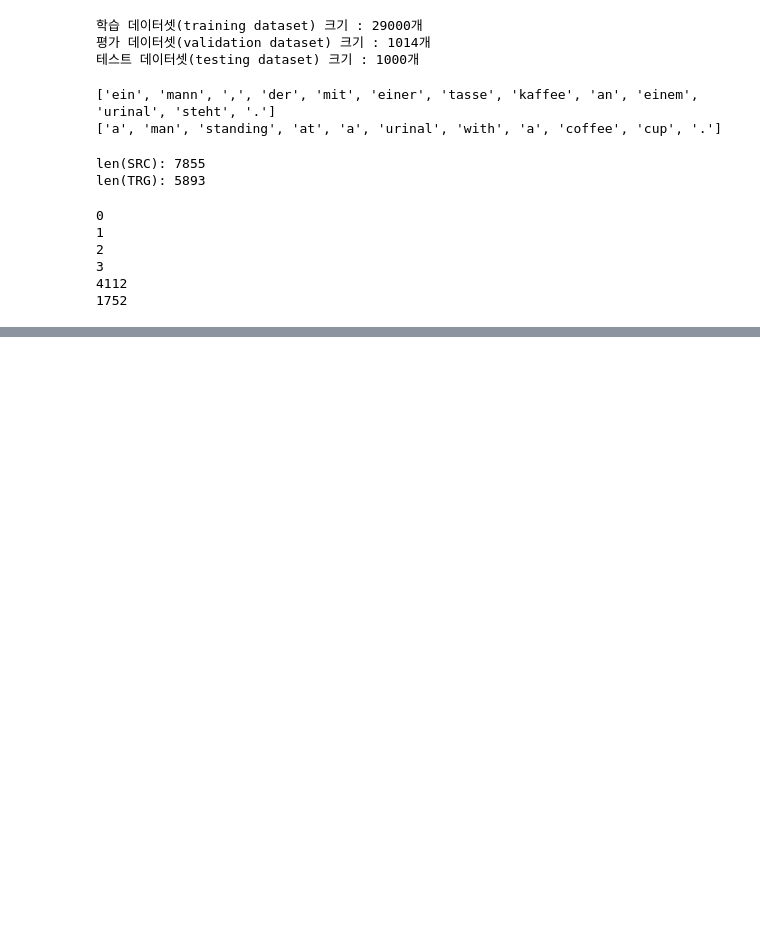
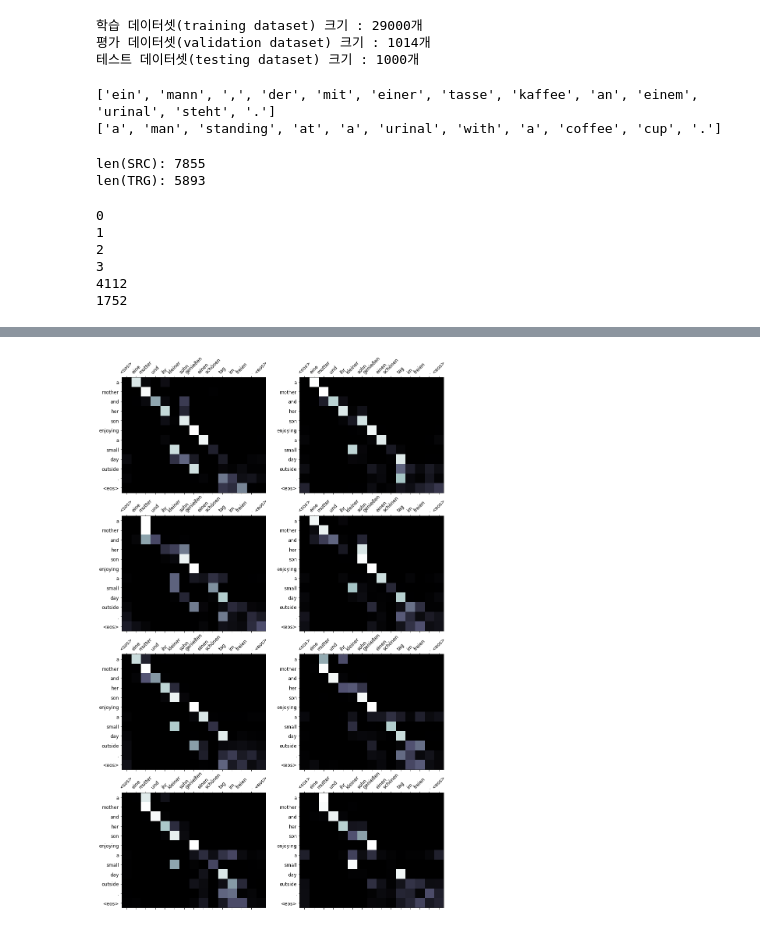
Before and after one commit to 1212sd/Han, a Jupyter notebook: Untitled0.ipynb, the cells around one changed output, grey strips where cells are left out. Cells and saved outputs as stored; diff of their text form; code cells hidden in the pictures; blank space fills up the shorter version.

```diff
--- a/Untitled0.ipynb
+++ b/Untitled0.ipynb
@@ -137,0 +652,6 @@ for i, batch in enumerate(train_iterator):
+# %%
+model.load_state_dict(torch.load('transformer_german_to_english.pt'))
+
+test_loss = evaluate(model, test_iterator, criterion)
+
+print(f'Test Loss: {test_loss:.3f} | Test PPL: {math.exp(test_loss):.3f}')
@@ -137,0 +721,37 @@ for i, batch in enumerate(train_iterator):
+# %%
+import matplotlib.pyplot as plt
+import matplotlib.ticker as ticker
+
+def display_attention(sentence, translation, attention, n_heads=8, n_rows=4,n_cols=2):
+  assert n_rows * n_cols == n_heads
+
+  fig = plt.figure(figsize=(15, 25))
+
+  for i in range(n_heads):
+    ax = fig.add_subplot(n_rows, n_cols, i+1)
+
+    _attention = attention.squeeze(0)[i].cpu().detach().numpy()
+
+    cax = ax.matshow(_attention, cmap='bone')
+
+    ax.tick_params(labelsize = 12)
+    ax.set_xticklabels([''] + ['<sos>'] + [t.lower() for t in sentence] + ['<eos>'], rotation=45)
+    ax.set_yticklabels([''] + translation)
+
+    ax.xaxis.set_major_locator(ticker.MultipleLocator(1))
+    ax.yaxis.set_major_locator(ticker.MultipleLocator(1))
+
+  plt.show()
+  plt.close()
+# %%
+example_idx = 10
+
+src = vars(test_dataset.examples[example_idx])['src']
+trg = vars(test_dataset.examples[example_idx])['trg']
+
+print(f'소스 문장: {src}')
+print(f'타겟 문장: {trg}')
+
+translation, attention = translate_sentence(src, SRC, TRG, model, device, logging=True)
+
+print("모델 출력 결과:", " ".join(translation))
@@ -137,0 +764,4 @@ for i, batch in enumerate(train_iterator):
+# %%
+display_attention(src, translation, attention)
+# %% [output]
+[figure, added]
```
Also changed, not shown: parts of 26 cells of this notebook.
